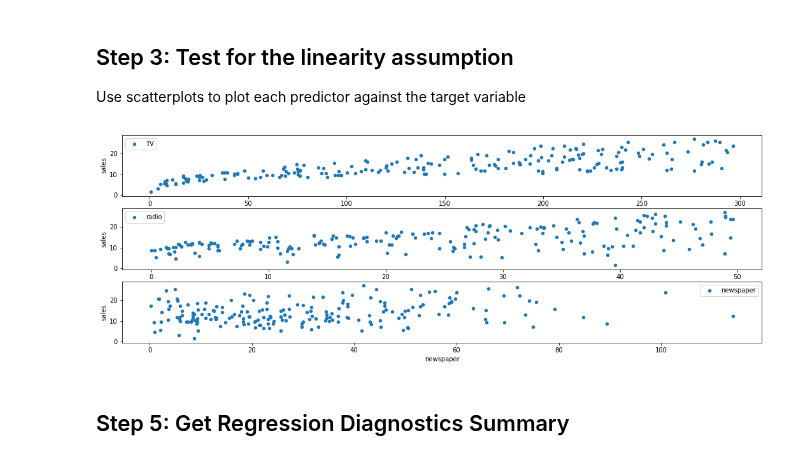
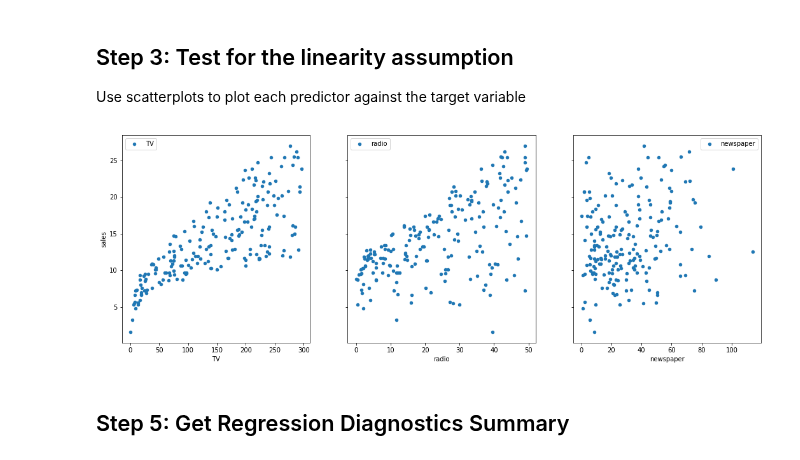
Before and after one commit to ColinFangshu/dsc-ols-statsmodels-lab-seattle-ds-career-051319, a Jupyter notebook: index.ipynb, the cells around one changed output. Drawn from its saved outputs; the diff is of its cells as text; code cells hidden in the pictures.

```diff
--- a/index.ipynb
+++ b/index.ipynb
@@ -85,16 +85,16 @@ Use scatterplots to plot each predictor against the target variable
 # %%
 # visualize the relationship between the preditors and the target using scatterplots
 # fig,axes = plt.subplots(1,3,sharey=True,figsize=(15,5))
 # for idx, channel in enumerate(['TV','radio','newspaper']):
 #     advertising.plot(kind='scatter',x=channel,y='sales',ax=axes[idx], label=channel)
 #     plt.legend()
 #     plt.show()
 
-fig, axs = plt.subplots(n3, sharey=True, figsize=(18, 6))
+fig, axs = plt.subplots(ncols=3, sharey=True, figsize=(18, 6))
 for ax, channel in zip(axs, ['TV', 'radio', 'newspaper']):
     advertising.plot(kind='scatter', x=channel, y='sales', ax=ax, label=channel)
 # %% [output]
-[figure, old version]
+[figure, new version]
 # %%
 # import libraries
 from sklearn.linear_model import LinearRegression
```
